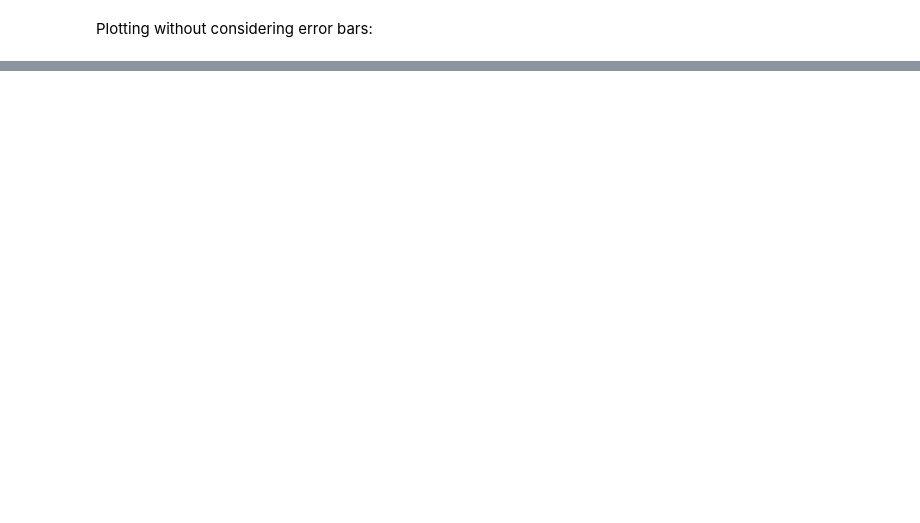
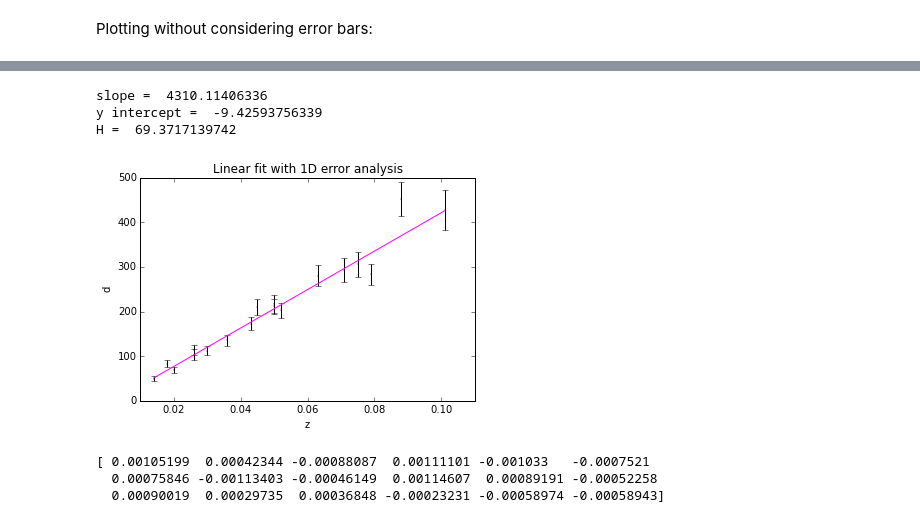
Before and after one commit to stephtdouglas/nyc_prep, a Jupyter notebook: hubble/hubble_plot.ipynb, the cells around one changed output, grey strips where cells are left out. Cells and saved outputs as stored; diff of their text form; code cells hidden in the pictures; blank space fills up the shorter version.

```diff
--- a/hubble/hubble_plot.ipynb
+++ b/hubble/hubble_plot.ipynb
@@ -37,0 +52,31 @@ plt.ylabel('$\mu$')
+# %%
+# Now fit a line incorporating y errors
+def f(x, A, B): # this is your 'straight line' y=f(x)
+    return A*x + B
+
+A,B = curve_fit(f,z,d, sigma=d_err)[0] # fit, xdata, ydata
+
+plt.errorbar((z),d,d_err,marker='.',markersize=.9,linestyle='none',color='black')
+plt.plot(z,f(z,A,B),color='magenta')
+plt.title('Linear fit with 1D error analysis')
+plt.xlabel('z')
+plt.ylabel('d')
+
+print 'slope = ', A
+print 'y intercept = ', B
+print 'H = ', c/A
+# %% [output]
+slope =  4310.11406336
+y intercept =  -9.42593756339
+H =  69.3717139742
+[figure, added]
+# %%
+# create errors on z (PUT THESE IN THE DATA FILE)
+# by randomly sampling from a normal distribution around 0
+# can change width
+z_err = np.random.normal(0.0,10**-3,size=len(z))
+print z_err
+# %% [output]
+[ 0.00105199  0.00042344 -0.00088087  0.00111101 -0.001033   -0.0007521
+  0.00075846 -0.00113403 -0.00046149  0.00114607  0.00089191 -0.00052258
+  0.00090019  0.00029735  0.00036848 -0.00023231 -0.00058974 -0.00058943]
```
Also changed, not shown: parts of 7 cells of this notebook, 1 other file.
